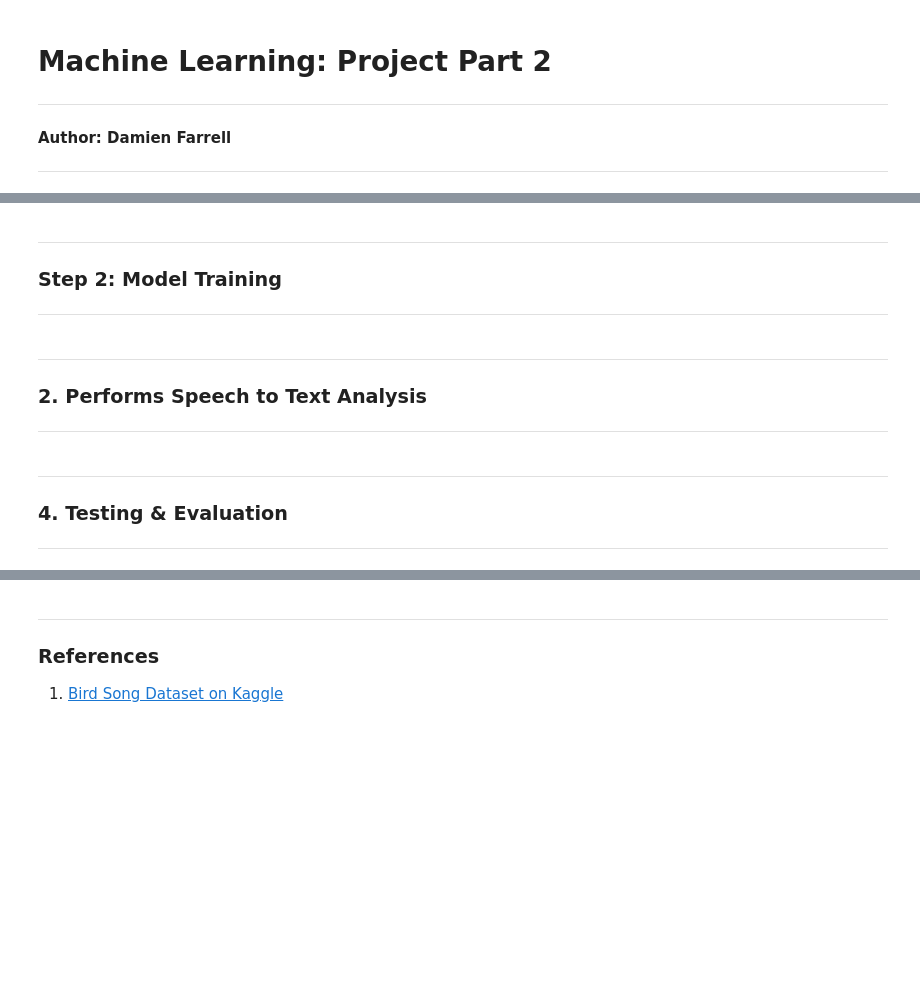
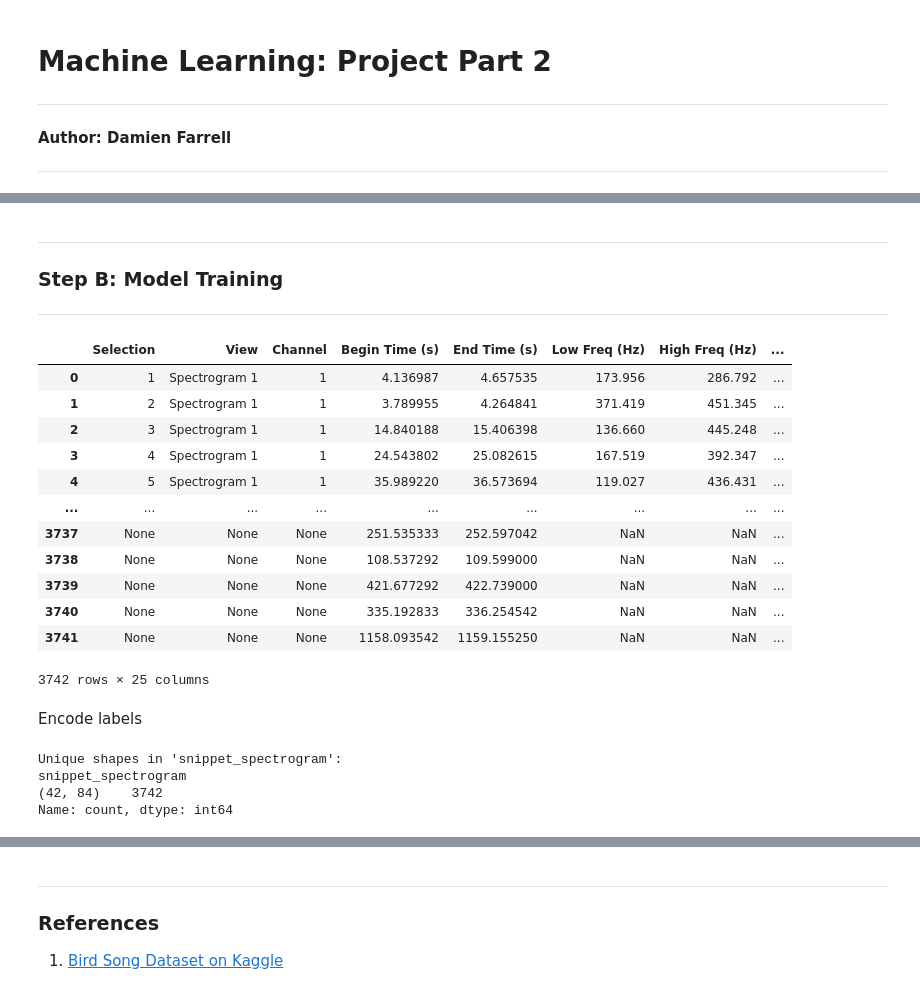
Before and after one commit to damienfarrell/machine-learning-project-2, a Jupyter notebook: project_2.ipynb, the cells around one changed output, grey strips where cells are left out. Drawn from its saved outputs; the diff is of its cells as text; code cells hidden in the pictures; blank space fills up the shorter version.

```diff
--- a/project_2.ipynb
+++ b/project_2.ipynb
@@ -68,18 +44,40 @@ COMPLETE IN OTHER NOTEBOOK `data_preprocessing.ipynb` !!!!!!!!!!!!!!!!!!!!!!
 # %% [markdown]
 ---
 
-### **Step 2: Model Training**
+### **Step B: Model Training**
 
 ---
-# %% [markdown]
----
-
-### **2. Performs Speech to Text Analysis**
-
----
-# %% [markdown]
----
-
-### **4. Testing & Evaluation**
-
----
+# %%
+# Load in processed data
+
+df = pd.read_pickle('processed_data.pkl')
+
+df
+# %% [output]
+|  | Selection | View | Channel | Begin Time (s) | End Time (s) | Low Freq (Hz) | High Freq (Hz) | ... |
+| 0 | 1 | Spectrogram 1 | 1 | 4.136987 | 4.657535 | 173.956 | 286.792 | ... |
+| 1 | 2 | Spectrogram 1 | 1 | 3.789955 | 4.264841 | 371.419 | 451.345 | ... |
+| 2 | 3 | Spectrogram 1 | 1 | 14.840188 | 15.406398 | 136.660 | 445.248 | ... |
+| 3 | 4 | Spectrogram 1 | 1 | 24.543802 | 25.082615 | 167.519 | 392.347 | ... |
+| 4 | 5 | Spectrogram 1 | 1 | 35.989220 | 36.573694 | 119.027 | 436.431 | ... |
+| ... | ... | ... | ... | ... | ... | ... | ... | ... |
+| 3737 | None | None | None | 251.535333 | 252.597042 | NaN | NaN | ... |
+| 3738 | None | None | None | 108.537292 | 109.599000 | NaN | NaN | ... |
+| 3739 | None | None | None | 421.677292 | 422.739000 | NaN | NaN | ... |
+| 3740 | None | None | None | 335.192833 | 336.254542 | NaN | NaN | ... |
+| 3741 | None | None | None | 1158.093542 | 1159.155250 | NaN | NaN | ... |
+3742 rows × 25 columns
+# %% [markdown]
+Encode labels
+# %%
+# Get the shapes
+shapes = df['snippet_spectrogram'].apply(lambda x: x.shape if isinstance(x, np.ndarray) else None)
+
+# Count unique shapes
+print("Unique shapes in 'snippet_spectrogram':")
+print(shapes.value_counts())
+# %% [output]
+Unique shapes in 'snippet_spectrogram':
+snippet_spectrogram
+(42, 84)    3742
+Name: count, dtype: int64
```
Also changed, not shown: parts of 20 cells of this notebook, 2 other files.
